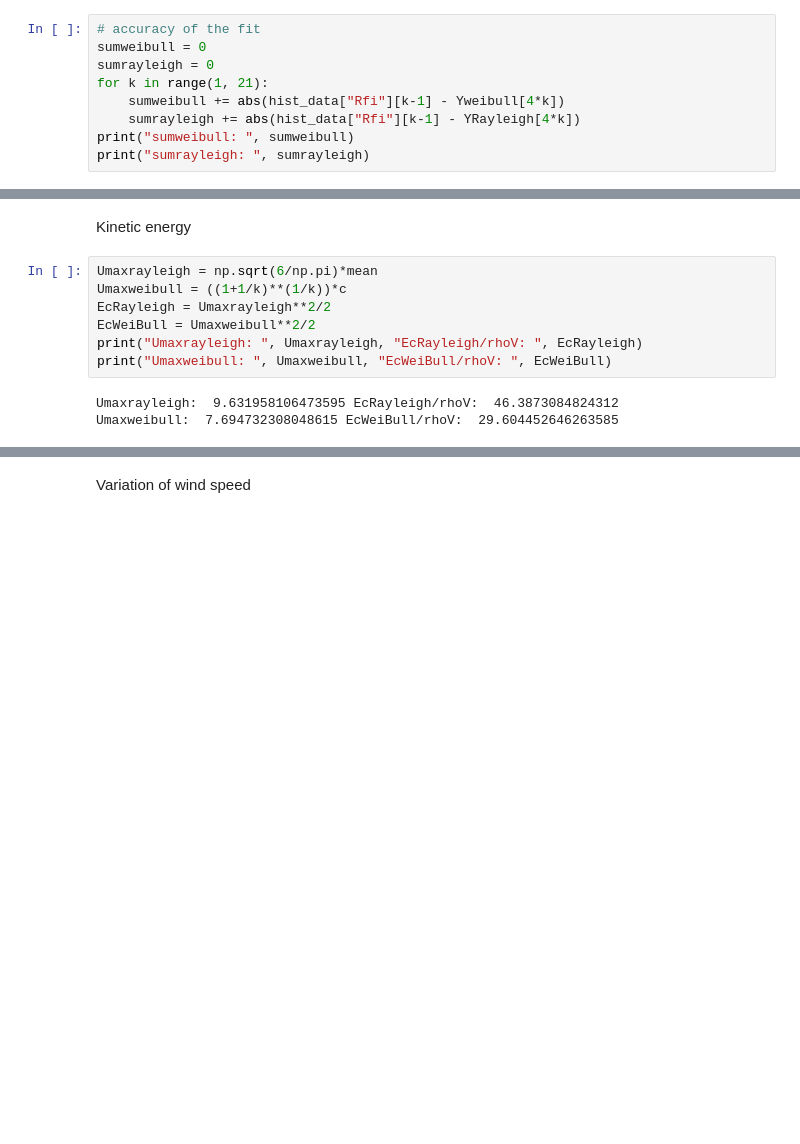
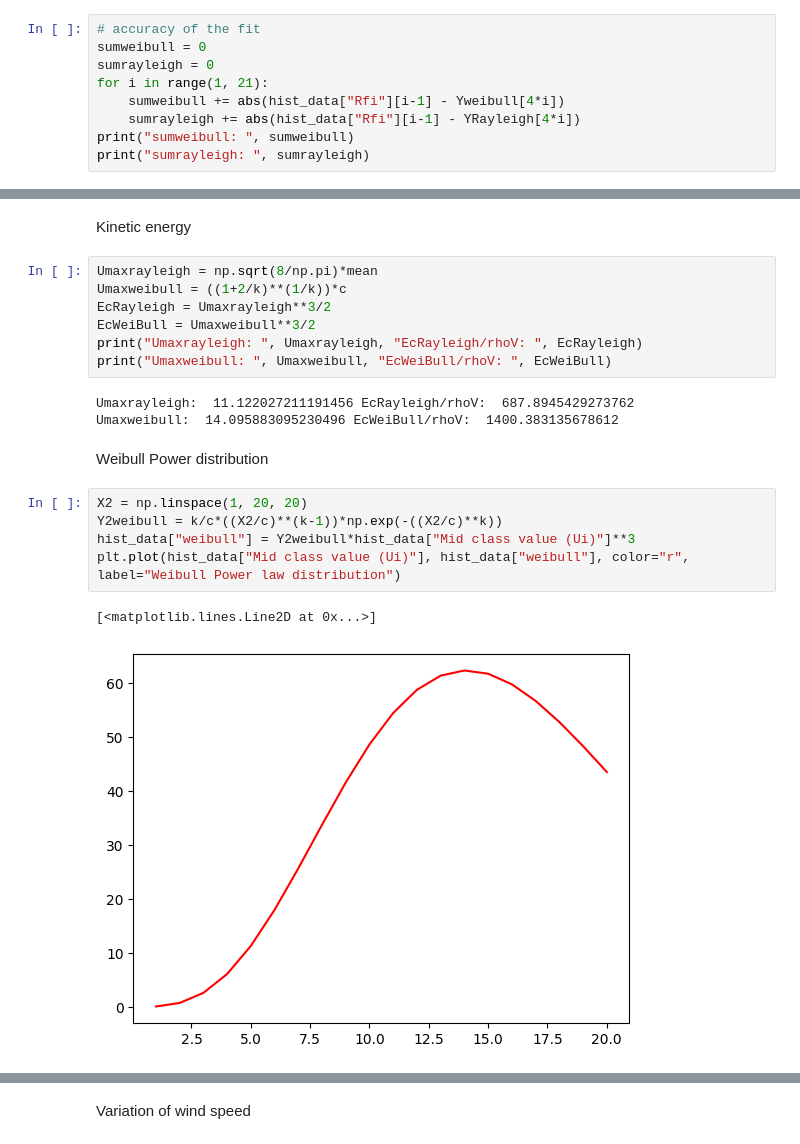
Before and after one commit to Jules101001/python, a Jupyter notebook: notebook_wind.ipynb, the cells around one changed output, grey strips where cells are left out. Drawn from its saved outputs; the diff is of its cells as text; blank space fills up the shorter version.

```diff
--- a/notebook_wind.ipynb
+++ b/notebook_wind.ipynb
@@ -181,9 +181,9 @@ legend = plt.legend(loc='upper right', shadow=True)
 # accuracy of the fit
 sumweibull = 0
 sumrayleigh = 0
-for k in range(1, 21):
-    sumweibull += abs(hist_data["Rfi"][k-1] - Yweibull[4*k])
-    sumrayleigh += abs(hist_data["Rfi"][k-1] - YRayleigh[4*k])
+for i in range(1, 21):
+    sumweibull += abs(hist_data["Rfi"][i-1] - Yweibull[4*i])
+    sumrayleigh += abs(hist_data["Rfi"][i-1] - YRayleigh[4*i])
 print("sumweibull: ", sumweibull)
 print("sumrayleigh: ", sumrayleigh)
 # %% [output]
@@ -192,12 +192,22 @@ sumrayleigh:  0.47636671877604264
 # %% [markdown]
 Kinetic energy
 # %%
-Umaxrayleigh = np.sqrt(6/np.pi)*mean
-Umaxweibull = ((1+1/k)**(1/k))*c
-EcRayleigh = Umaxrayleigh**2/2
-EcWeiBull = Umaxweibull**2/2
+Umaxrayleigh = np.sqrt(8/np.pi)*mean
+Umaxweibull = ((1+2/k)**(1/k))*c
+EcRayleigh = Umaxrayleigh**3/2
+EcWeiBull = Umaxweibull**3/2
 print("Umaxrayleigh: ", Umaxrayleigh, "EcRayleigh/rhoV: ", EcRayleigh)
 print("Umaxweibull: ", Umaxweibull, "EcWeiBull/rhoV: ", EcWeiBull)
 # %% [output]
-Umaxrayleigh:  9.631958106473595 EcRayleigh/rhoV:  46.3873084824312
-Umaxweibull:  7.694732308048615 EcWeiBull/rhoV:  29.604452646263585
+Umaxrayleigh:  11.122027211191456 EcRayleigh/rhoV:  687.8945429273762
+Umaxweibull:  14.095883095230496 EcWeiBull/rhoV:  1400.383135678612
+# %% [markdown]
+Weibull Power distribution
+# %%
+X2 = np.linspace(1, 20, 20)
+Y2weibull = k/c*((X2/c)**(k-1))*np.exp(-((X2/c)**k))
+hist_data["weibull"] = Y2weibull*hist_data["Mid class value (Ui)"]**3
+plt.plot(hist_data["Mid class value (Ui)"], hist_data["weibull"], color="r", label="Weibull Power law distribution")
+# %% [output]
+[<matplotlib.lines.Line2D at 0x...>]
+[figure, added]
```
Also changed, not shown: parts of 8 cells of this notebook.
